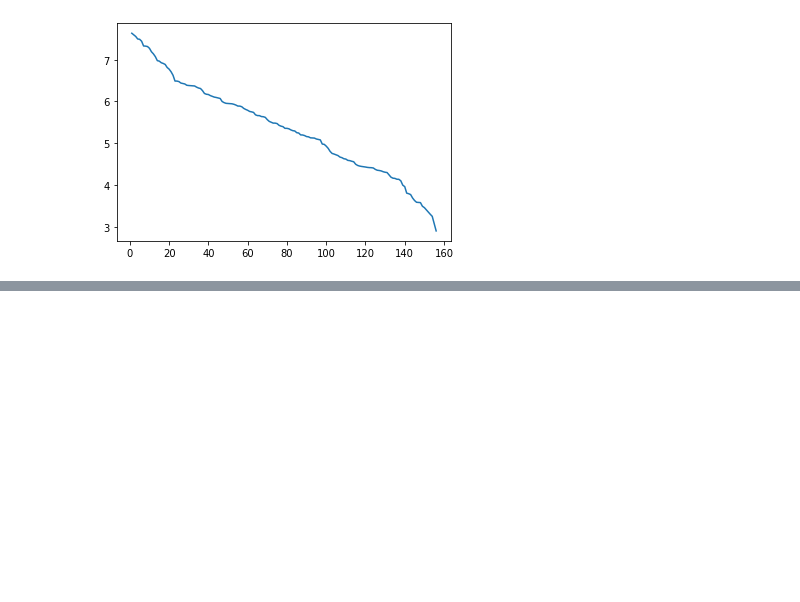
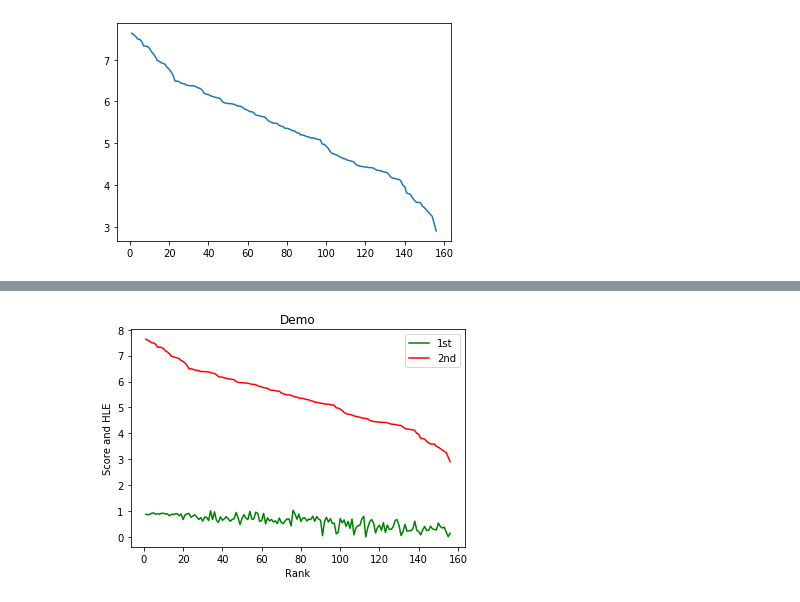
Before and after one commit to sagarbhadra7/Data-Science, a Jupyter notebook: Matplotlib_practice.ipynb, the cells around one changed output, grey strips where cells are left out. Drawn from its saved outputs; the diff is of its cells as text; code cells hidden in the pictures; blank space fills up the shorter version.

```diff
--- a/Matplotlib_practice.ipynb
+++ b/Matplotlib_practice.ipynb
@@ -16,0 +41,10 @@ plt.plot(df['Rank'],df['Score'])
+# %%
+plt.title('Demo')
+plt.xlabel('Rank')
+plt.ylabel('Score and HLE')
+plt.plot(rank,hle,'Green',label='1st')
+plt.plot(df['Rank'],df['Score'],'Red',label='2nd')
+plt.legend()
+plt.show()
+# %% [output]
+[figure, added]
```
Also changed, not shown: parts of 16 cells of this notebook.
